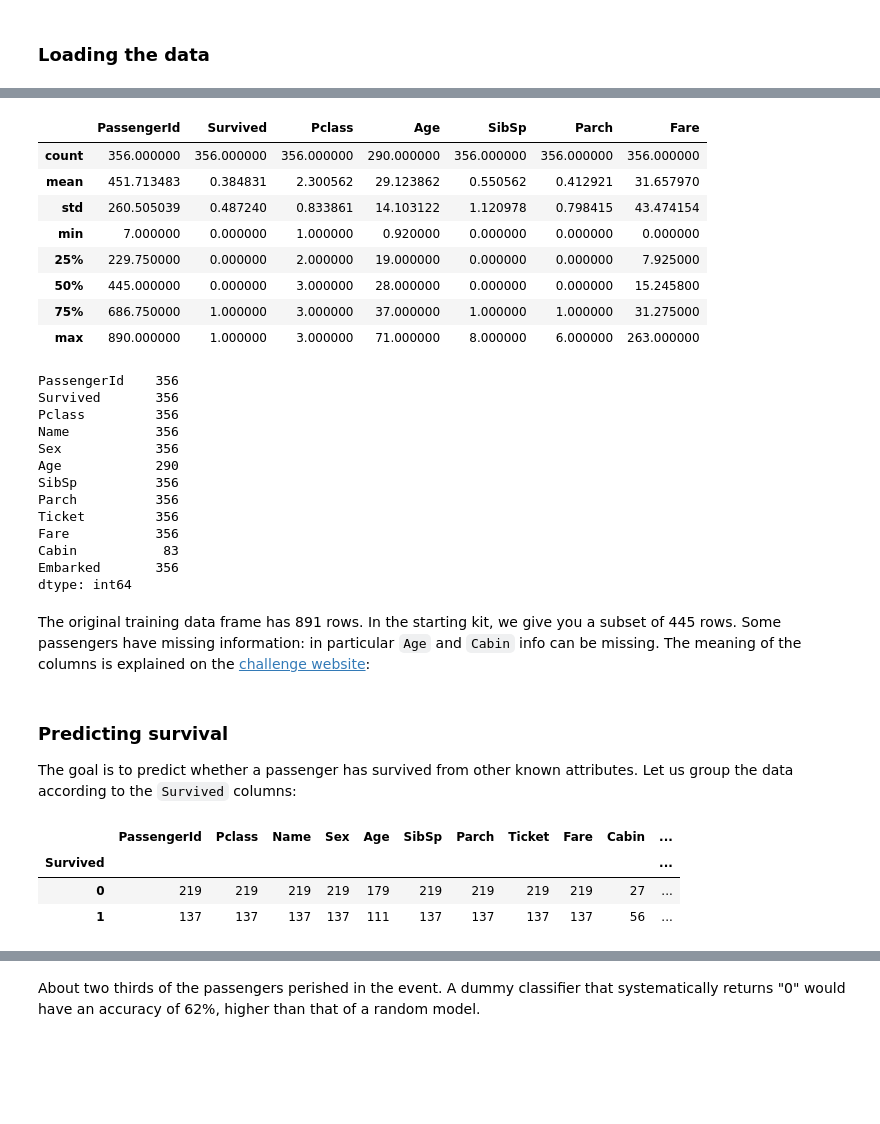
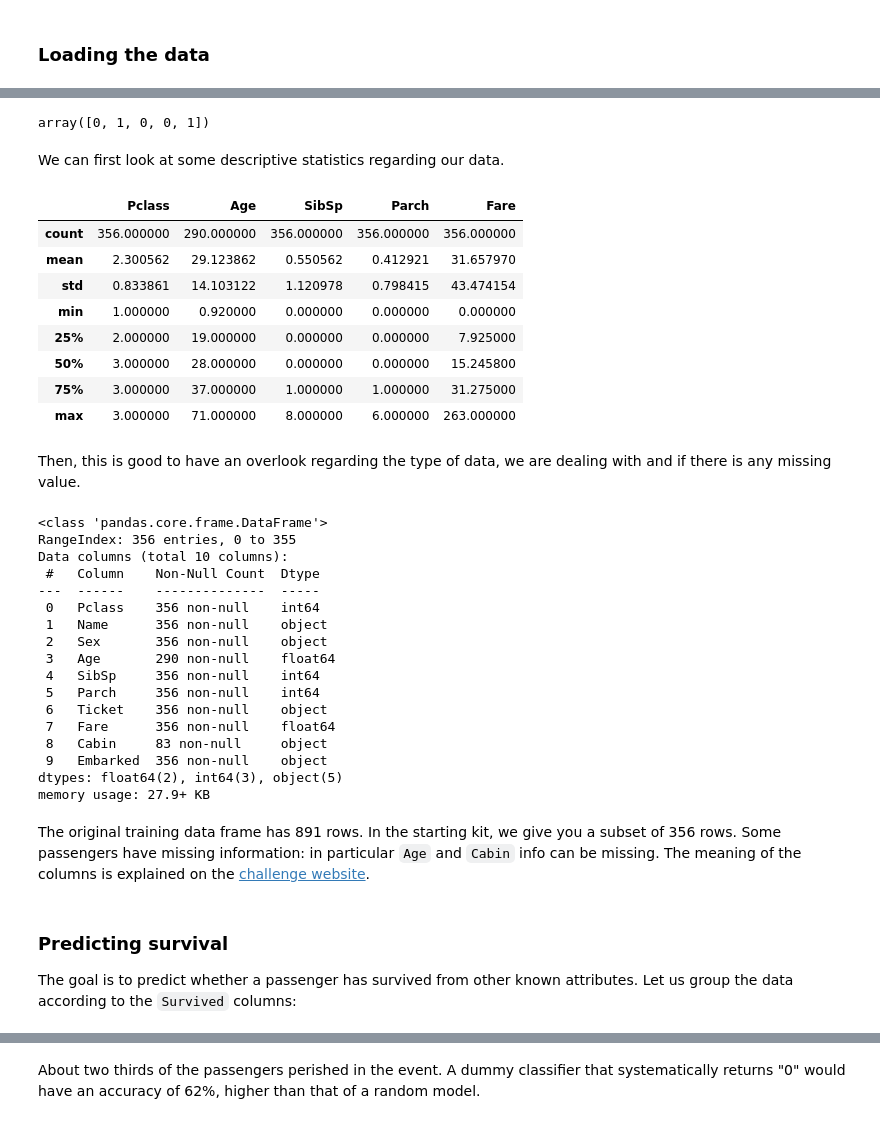
Before and after one commit to ramp-kits/titanic, a Jupyter notebook: titanic_starting_kit.ipynb, the cells around one changed output, grey strips where cells are left out. Saved outputs shown, nothing was run; the diff lists cells and outputs as text; code cells hidden in the pictures; blank space fills up the shorter version.

Commit message:
MNT update titanic

```diff
--- a/titanic_starting_kit.ipynb
+++ b/titanic_starting_kit.ipynb
@@ -46,0 +26,2 @@ X_train.head(5)
+# %%
+X_train, y_train = problem.get_train_data()
@@ -47,41 +39,46 @@ X_train.head(5)
+# %%
+y_train[:5]
+# %% [output]
+array([0, 1, 0, 0, 1])
+# %% [markdown]
+We can first look at some descriptive statistics regarding our data.
 # %%
-data.describe()
+X_train.describe()
 # %% [output]
-|  | PassengerId | Survived | Pclass | Age | SibSp | Parch | Fare |
-| count | 356.000000 | 356.000000 | 356.000000 | 290.000000 | 356.000000 | 356.000000 | 356.000000 |
-| mean | 451.713483 | 0.384831 | 2.300562 | 29.123862 | 0.550562 | 0.412921 | 31.657970 |
-| std | 260.505039 | 0.487240 | 0.833861 | 14.103122 | 1.120978 | 0.798415 | 43.474154 |
-| min | 7.000000 | 0.000000 | 1.000000 | 0.920000 | 0.000000 | 0.000000 | 0.000000 |
-| 25% | 229.750000 | 0.000000 | 2.000000 | 19.000000 | 0.000000 | 0.000000 | 7.925000 |
-| 50% | 445.000000 | 0.000000 | 3.000000 | 28.000000 | 0.000000 | 0.000000 | 15.245800 |
-| 75% | 686.750000 | 1.000000 | 3.000000 | 37.000000 | 1.000000 | 1.000000 | 31.275000 |
-| max | 890.000000 | 1.000000 | 3.000000 | 71.000000 | 8.000000 | 6.000000 | 263.000000 |
+|  | Pclass | Age | SibSp | Parch | Fare |
+| count | 356.000000 | 290.000000 | 356.000000 | 356.000000 | 356.000000 |
+| mean | 2.300562 | 29.123862 | 0.550562 | 0.412921 | 31.657970 |
+| std | 0.833861 | 14.103122 | 1.120978 | 0.798415 | 43.474154 |
+| min | 1.000000 | 0.920000 | 0.000000 | 0.000000 | 0.000000 |
+| 25% | 2.000000 | 19.000000 | 0.000000 | 0.000000 | 7.925000 |
+| 50% | 3.000000 | 28.000000 | 0.000000 | 0.000000 | 15.245800 |
+| 75% | 3.000000 | 37.000000 | 1.000000 | 1.000000 | 31.275000 |
+| max | 3.000000 | 71.000000 | 8.000000 | 6.000000 | 263.000000 |
-# %%
-data.count()
-# %% [output]
-PassengerId    356
-Survived       356
-Pclass         356
-Name           356
-Sex            356
-Age            290
-SibSp          356
-Parch          356
-Ticket         356
-Fare           356
-Cabin           83
-Embarked       356
-dtype: int64
+# %% [markdown]
+Then, this is good to have an overlook regarding the type of data, we are dealing with and if there is any missing value.
+# %%
+X_train.info()
+# %% [output]
+<class 'pandas.core.frame.DataFrame'>
+RangeIndex: 356 entries, 0 to 355
+Data columns (total 10 columns):
+ #   Column    Non-Null Count  Dtype
+---  ------    --------------  -----
+ 0   Pclass    356 non-null    int64
+ 1   Name      356 non-null    object
+ 2   Sex       356 non-null    object
+ 3   Age       290 non-null    float64
+ 4   SibSp     356 non-null    int64
+ 5   Parch     356 non-null    int64
+ 6   Ticket    356 non-null    object
+ 7   Fare      356 non-null    float64
+ 8   Cabin     83 non-null     object
+ 9   Embarked  356 non-null    object
+dtypes: float64(2), int64(3), object(5)
+memory usage: 27.9+ KB
 # %% [markdown]
-The original training data frame has 891 rows. In the starting kit, we give you a subset of 445 rows. Some passengers have missing information: in particular `Age` and `Cabin` info can be missing. The meaning of the columns is explained on the [challenge website](https://www.kaggle.com/c/titanic-gettingStarted/data):
+The original training data frame has 891 rows. In the starting kit, we give you a subset of 356 rows. Some passengers have missing information: in particular `Age` and `Cabin` info can be missing. The meaning of the columns is explained on the [challenge website](https://www.kaggle.com/c/titanic-gettingStarted/data).
 # %% [markdown]
 ### Predicting survival
 
 The goal is to predict whether a passenger has survived from other known attributes. Let us group the data according to the `Survived` columns:
-# %%
-data.groupby('Survived').count()
-# %% [output]
-|  | PassengerId | Pclass | Name | Sex | Age | SibSp | Parch | Ticket | Fare | Cabin | ... |
-| Survived |  |  |  |  |  |  |  |  |  |  | ... |
-| 0 | 219 | 219 | 219 | 219 | 179 | 219 | 219 | 219 | 219 | 27 | ... |
-| 1 | 137 | 137 | 137 | 137 | 111 | 137 | 137 | 137 | 137 | 56 | ... |
```
Also changed, not shown: parts of 28 cells of this notebook, 4 other files.
